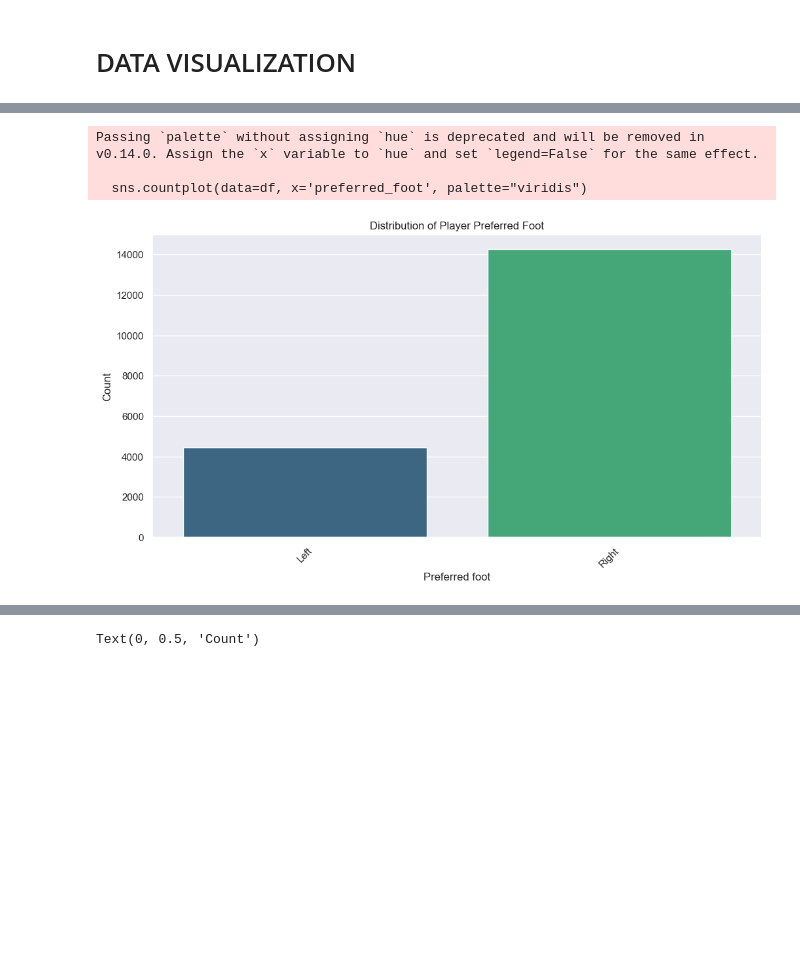
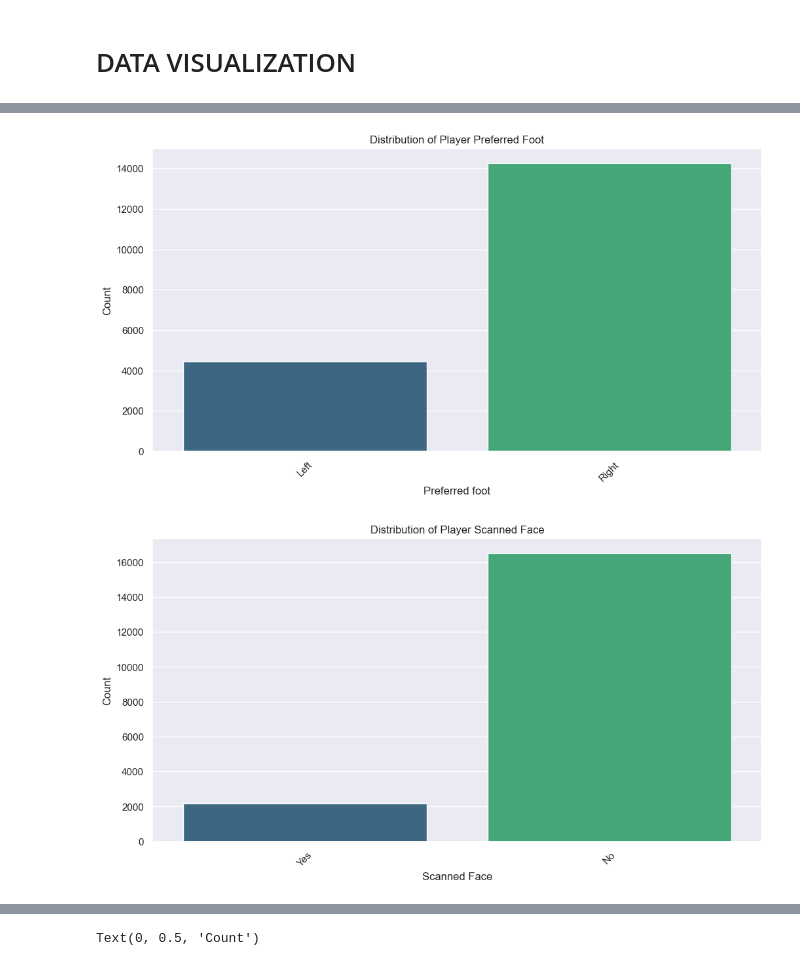
Before and after one commit to CDCSteki/data-science-internship, a Jupyter notebook: notebooks/week1_data_exploration.ipynb, the cells around one changed output, grey strips where cells are left out. Saved outputs shown, nothing was run; the diff lists cells and outputs as text; code cells hidden in the pictures; blank space fills up the shorter version.

```diff
--- a/notebooks/week1_data_exploration.ipynb
+++ b/notebooks/week1_data_exploration.ipynb
@@ -307,13 +315,20 @@ Passing `palette` without assigning `hue` is deprecated and will be removed in v
 # %%
 plt.figure(figsize=(12, 6))
-sns.countplot(data=df, x='preferred_foot', palette="viridis")
+sns.countplot(data=df, x='preferred_foot', palette="viridis", legend=False, hue='preferred_foot')
 plt.title('Distribution of Player Preferred Foot')
 plt.xlabel('Preferred foot')
 plt.ylabel('Count')
 plt.xticks(rotation=45)
 plt.show()
 # %% [output]
-Passing `palette` without assigning `hue` is deprecated and will be removed in v0.14.0. Assign the `x` variable to `hue` and set `legend=False` for the same effect.
-
-  sns.countplot(data=df, x='preferred_foot', palette="viridis")
 [figure]
+# %%
+plt.figure(figsize=(12, 6))
+sns.countplot(data=df, x='real_face', palette="viridis", legend=False, hue='real_face')
+plt.title('Distribution of Player Scanned Face')
+plt.xlabel('Scanned Face')
+plt.ylabel('Count')
+plt.xticks(rotation=45)
+plt.show()
+# %% [output]
+[figure, added]
```
Also changed, not shown: parts of 18 cells of this notebook, 1 other file.
